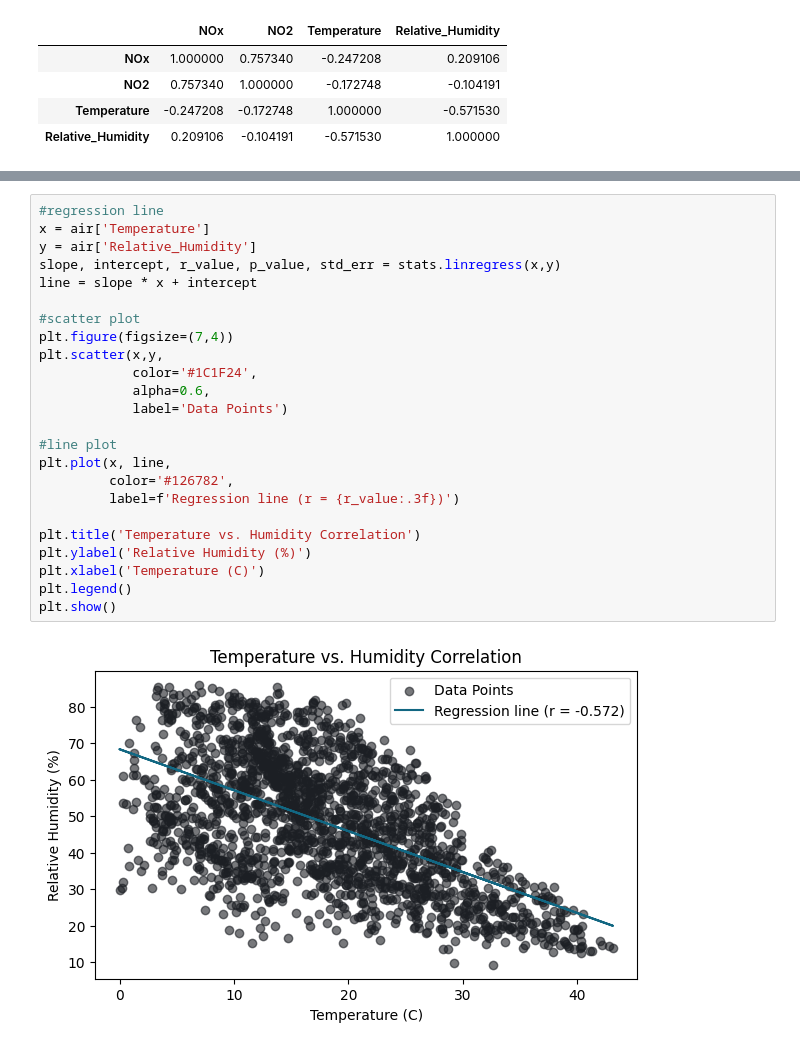
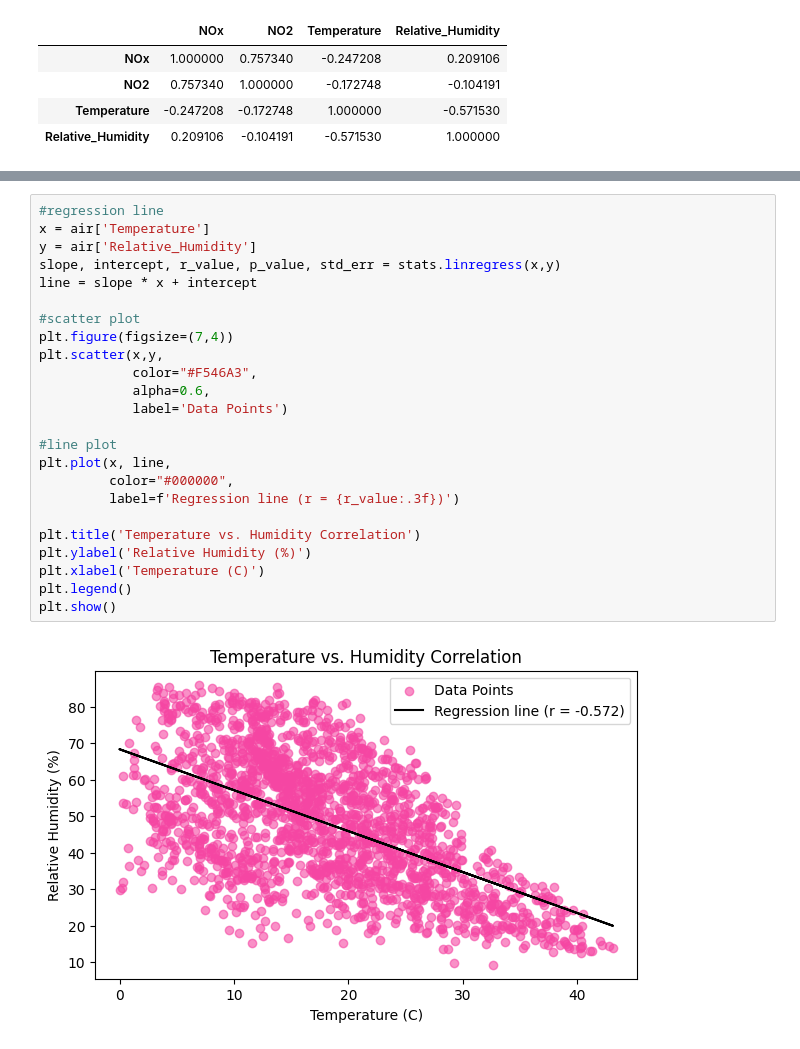
Before and after one commit to ElyssaTombale28/Tombale_Statistics, a Jupyter notebook: lab-5-correlation.ipynb, the cells around one changed output, grey strips where cells are left out. Saved outputs shown, nothing was run; the diff lists cells and outputs as text.

```diff
--- a/lab-5-correlation.ipynb
+++ b/lab-5-correlation.ipynb
@@ -162,26 +162,26 @@ plt.show()
 # %%
 #regression line
 x = air['Temperature']
 y = air['Relative_Humidity']
 slope, intercept, r_value, p_value, std_err = stats.linregress(x,y)
 line = slope * x + intercept
 
 #scatter plot
 plt.figure(figsize=(7,4))
 plt.scatter(x,y,
-            color='#1C1F24',
+            color="#F546A3",
             alpha=0.6,
             label='Data Points')
 
 #line plot
 plt.plot(x, line,
-         color='#126782',
+         color="#000000",
          label=f'Regression line (r = {r_value:.3f})')
 
 plt.title('Temperature vs. Humidity Correlation')
 plt.ylabel('Relative Humidity (%)')
 plt.xlabel('Temperature (C)')
 plt.legend()
 plt.show()
 # %% [output]
-[figure, old version]
+[figure, new version]
```
Also changed, not shown: parts of 2 cells of this notebook, 3 other files.
